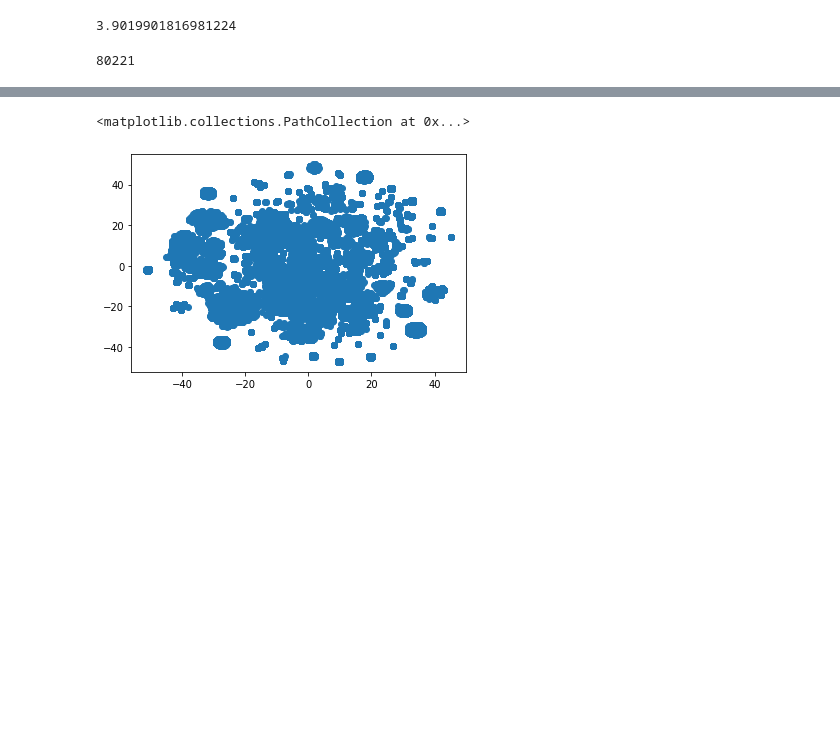
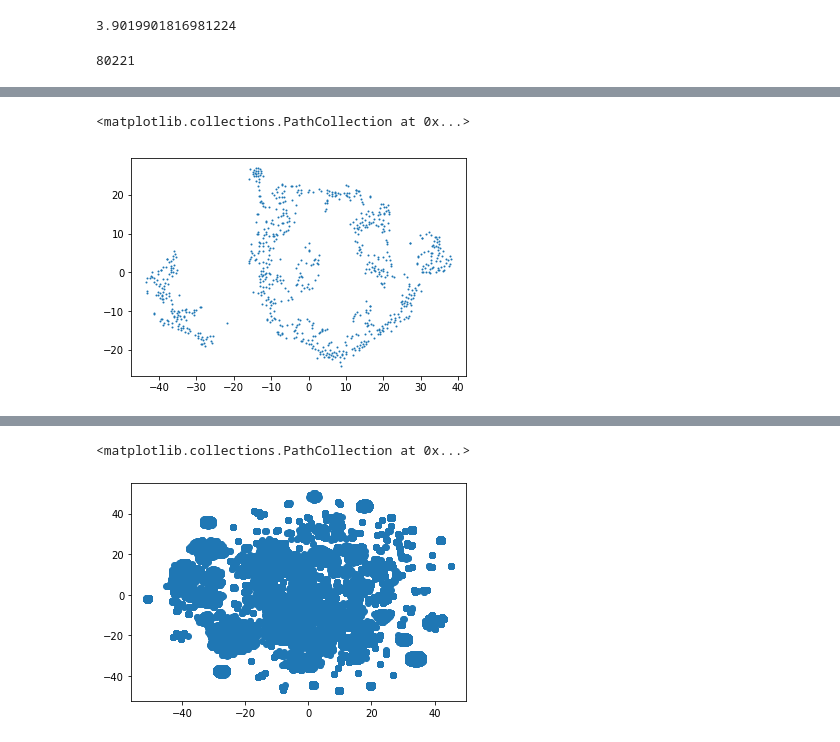
Before and after one commit to rootsofworld/mlb-pitcher-sequence, a Jupyter notebook: pitch_analysis.ipynb, the cells around one changed output, grey strips where cells are left out. Cells and saved outputs as stored; diff of their text form; code cells hidden in the pictures; blank space fills up the shorter version.

```diff
--- a/pitch_analysis.ipynb
+++ b/pitch_analysis.ipynb
@@ -360,0 +381,6 @@ vec_arr.shape
+# %%
+pv_embd = TSNE(n_components=2, perplexity=30.0, early_exaggeration=15.0, learning_rate=200.0, n_iter=1000, n_iter_without_progress=300, min_grad_norm=1e-07, metric='cosine', init='random', verbose=0, method='barnes_hut', angle=0.5).fit_transform(pv_pca)
+plt.scatter(pv_embd[:, 0], pv_embd[:, 1], s=1)
+# %% [output]
+<matplotlib.collections.PathCollection at 0x...>
+[figure, added]
```
Also changed, not shown: parts of 18 cells of this notebook, 7 other files.
